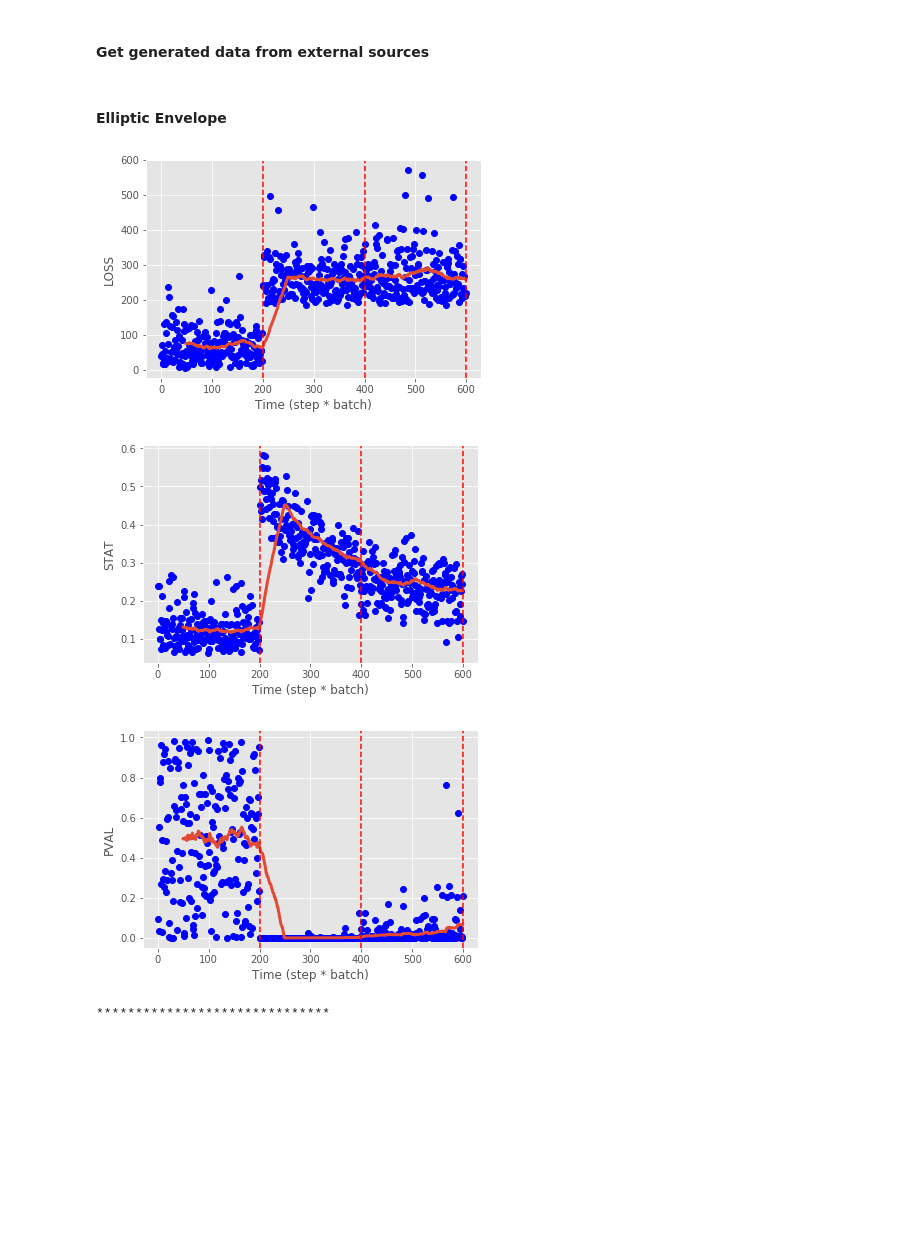
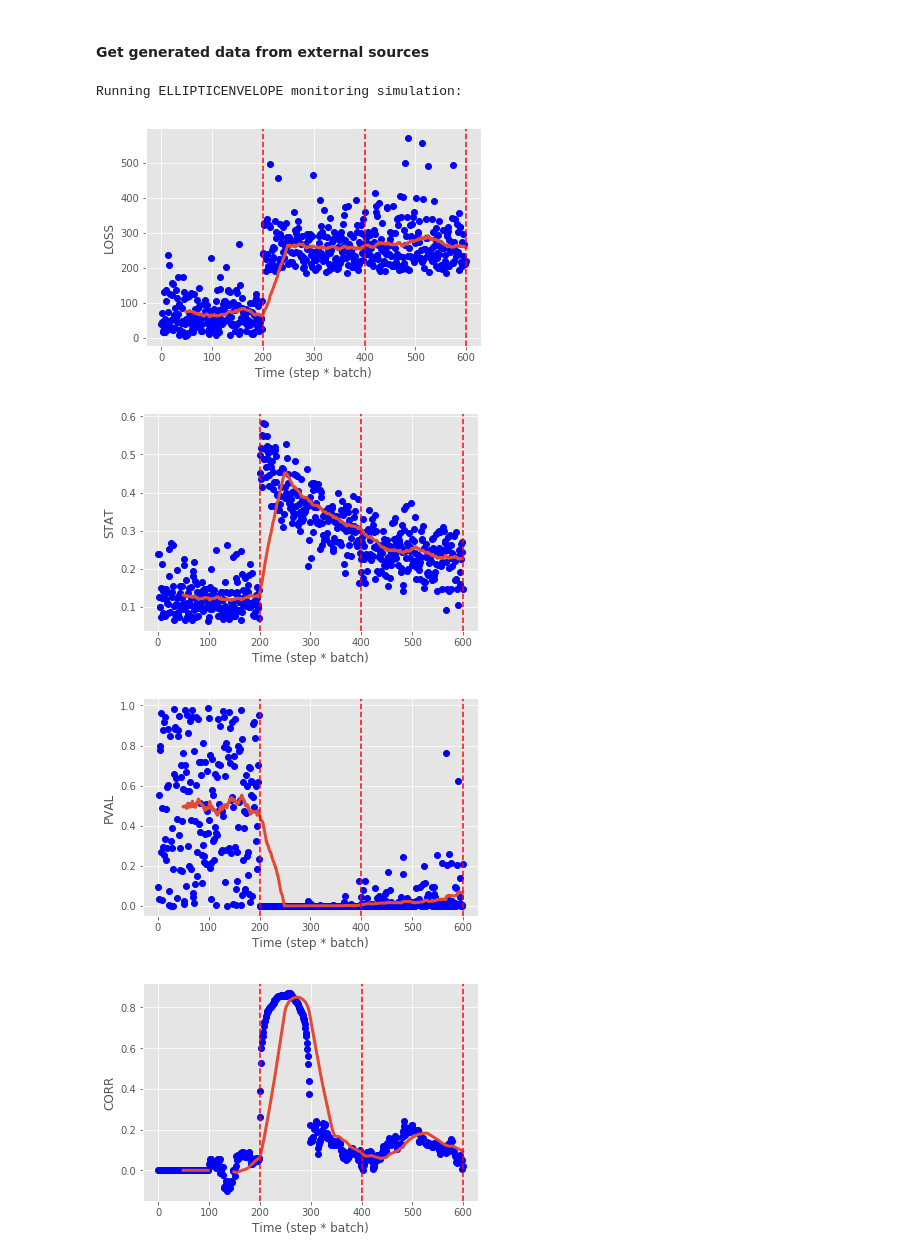
Before and after one commit to imadjinn/ML-Models-Monitoring, a Jupyter notebook: Monitoring Simulation.ipynb, the cells around one changed output. Drawn from its saved outputs; the diff is of its cells as text; code cells hidden in the pictures; blank space fills up the shorter version.

```diff
--- a/Monitoring Simulation.ipynb
+++ b/Monitoring Simulation.ipynb
@@ -50,7 +50,7 @@ X_all.to_csv('test_data_mon.csv', index=False)
 # %% [markdown]
 #### Set up an experiment
 # %%
-def run_experiment(path_to_data, batch_size, cumsize, stattest, rmodel):
+def run_experiment(path_to_data, batch_size, cumsize, stattest, rmodel, iomodel):
     '''
     rmodel:
       type of model for reconstruction loss
@@ -67,19 +67,20 @@ def run_experiment(path_to_data, batch_size, cumsize, stattest, rmodel):
     # Adapt training data to PyTorch model
     # Training data: FIRST part of dataset
     if 'forward' in dir(rmodel):
-        training_data = np.matrix(features[features['part'].isin([0])]).astype('float32')
+        training_data = np.matrix(features[features['part'].isin([0])].drop(['part'], axis=1)).astype('float32')
     else:
-        training_data = features[features['part'].isin([0])]
+        training_data = features[features['part'].isin([0])].drop(['part'], axis=1)
 
     # Fit the model on the FIRST part of dataset
     rmodel.learn(training_data)
 
     #
-    monitor = Monitor(features, risk_scores, batch_size, cumsize, rmodel, stattest)
+    monitor = Monitor(features, risk_scores, batch_size, cumsize, stattest, rmodel, iomodel)
     monitor.simulation()
     monitor.plot(type='loss')
     monitor.plot(type='stat')
     monitor.plot(type='pval')
+    monitor.plot(type='corr')
     return monitor
 # %% [markdown]
 #### Get generated data from external sources
@@ -92,19 +93,24 @@ paths_to_data = sorted([('data/'+f, int(re.findall('x(\d+)\.csv', f)[0])) for f
                        key=lambda x: x[1])
 
 N_DATASETS = 1
-# %% [markdown]
-#### Elliptic Envelope
 # %%
-rmodel = EllipticEnvelopeExtended(contamination=0.0, random_state=1)
+rmodels = {"EllipticEnvelope": EllipticEnvelopeExtended(contamination=0.0, random_state=1),
+           "Autoencoder": DenseAE(),
+           "OneClassSVM": OneClassSVMExtended(nu=0.001),
+           "LocalOutlierFactor": LocalOutlierFactorExtended(contamination=0.001, novelty=True),
+          }
 
-monitors = []
-for path_to_data, nfeatures in paths_to_data[:N_DATASETS]:
-    monitor = run_experiment(path_to_data=path_to_data, batch_size=50,
-                             cumsize=5, stattest=ks_2samp, rmodel=rmodel)
-    monitors.append(monitor)
-    print('*'*30)
+for rmodel_name, rmodel in rmodels.items():
+    print('Running %s monitoring simulation:'%rmodel_name.upper())
+    monitors = []
+    for path_to_data, nfeatures in paths_to_data[:N_DATASETS]:
+        monitor = run_experiment(path_to_data=path_to_data, batch_size=50, cumsize=5,
+                                 stattest=ks_2samp, rmodel=rmodel, iomodel=pearsonr)
+        monitors.append(monitor)
+        print('*'*30)
 # %% [output]
+Running ELLIPTICENVELOPE monitoring simulation:
-[figure, old version]
+[figure, new version]
 [figure]
 [figure]
-******************************
+[figure, added]
```
Also changed, not shown: parts of 8 cells of this notebook, 1 other file.
